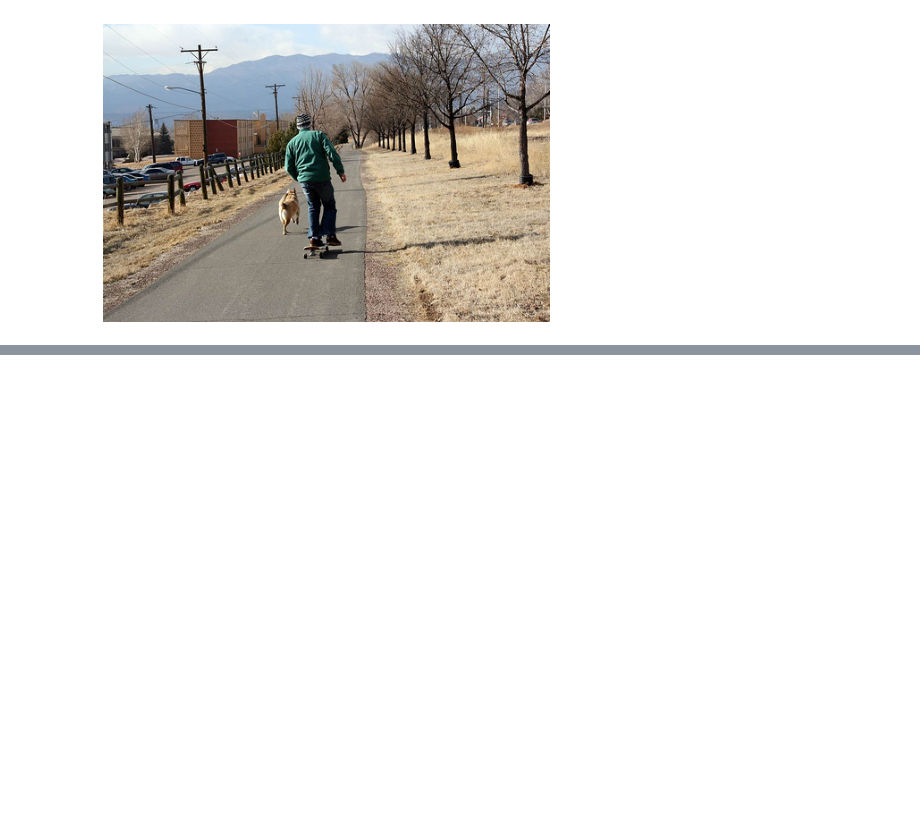
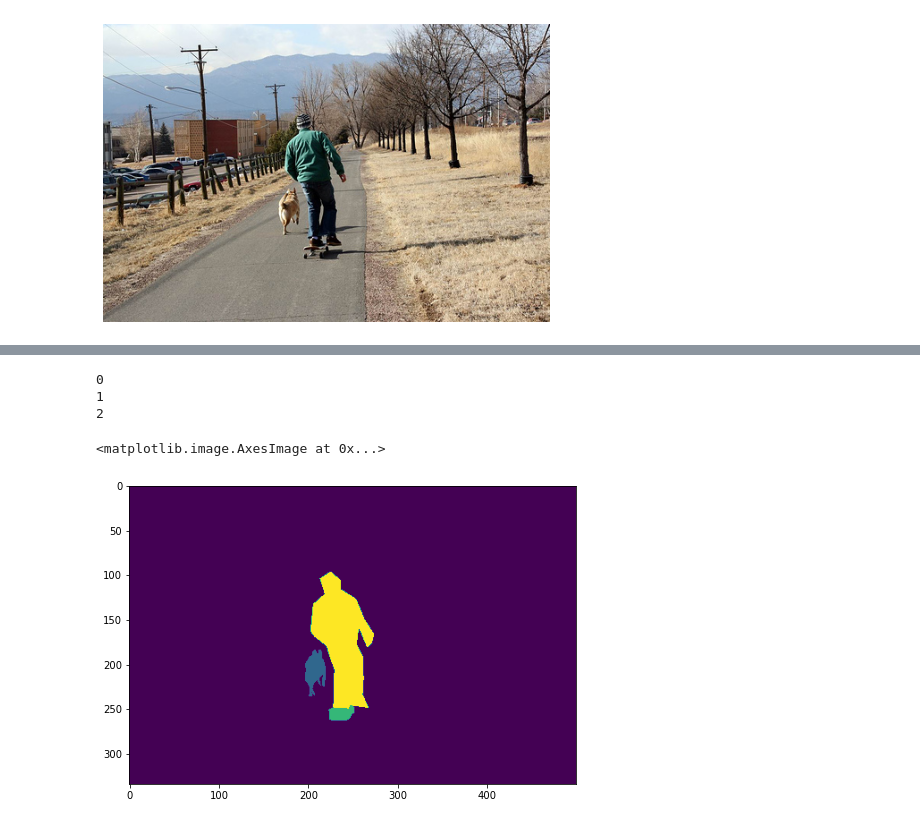
Before and after one commit to 3288103265/my_snippets, a Jupyter notebook: pycocoDemo.ipynb, the cells around one changed output, grey strips where cells are left out. Cells and saved outputs as stored; diff of their text form; code cells hidden in the pictures; blank space fills up the shorter version.

```diff
--- a/pycocoDemo.ipynb
+++ b/pycocoDemo.ipynb
@@ -129,0 +175,23 @@ A man walking his dog on a quiet country road.
+# %%
+## Generate semantic segmentation and visualize it
+
+
+def getClassName(classID, cats):
+    for i in range(len(cats)):
+        if cats[i]['id']==classID:
+            return cats[i]['name']
+    return "None"
+
+mask = np.zeros((HH, WW))
+for i in range(len(anns)):
+    # className = getClassName(anns[i]['category_id'], cats)
+    pixel_value = i+1
+    print(i)
+    mask = np.maximum(coco.annToMask(anns[i])*pixel_value, mask)
+plt.imshow(mask)
+# %% [output]
+0
+1
+2
+<matplotlib.image.AxesImage at 0x...>
+[figure, added]
```
Also changed, not shown: parts of 13 cells of this notebook.
